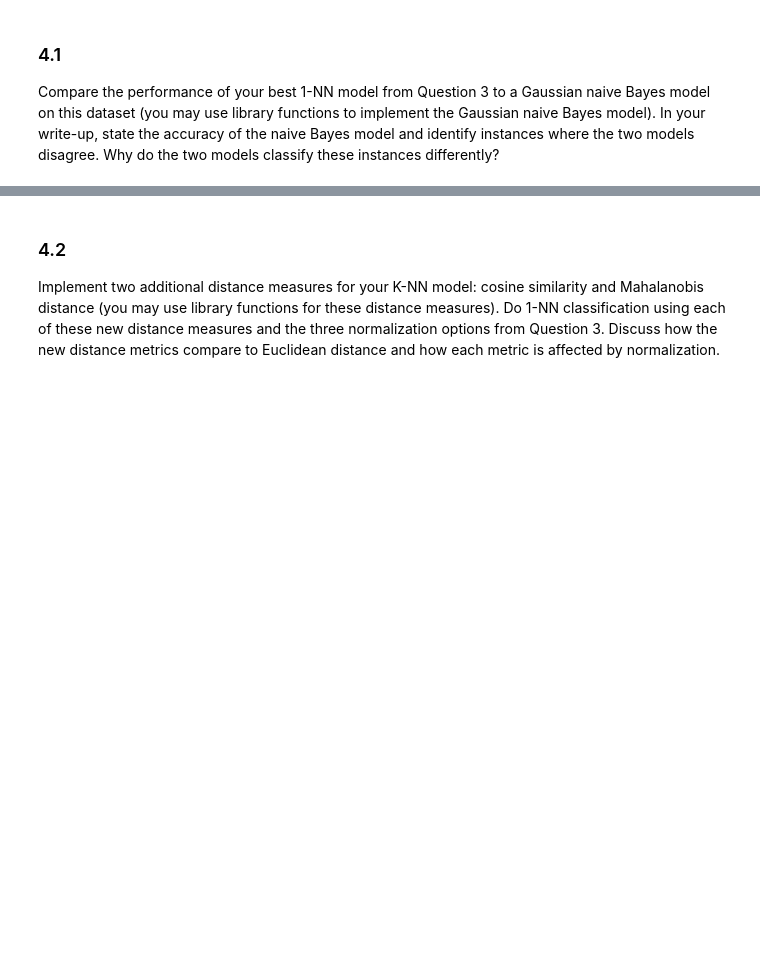
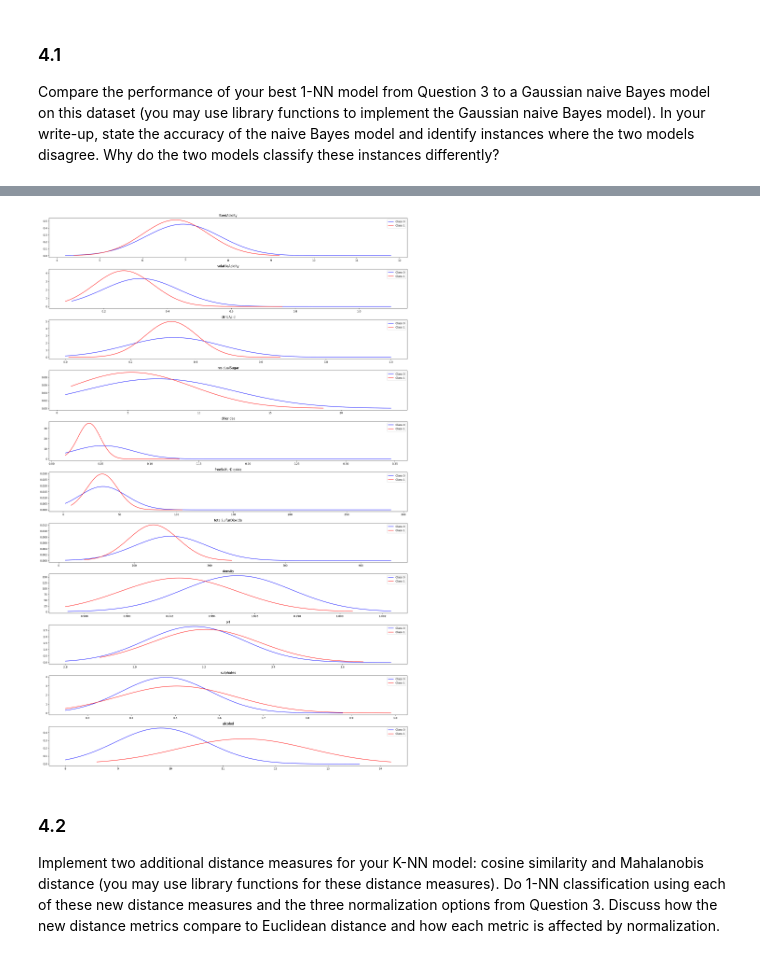
Before and after one commit to jeremlll/ML-Assignment-1, a Jupyter notebook: COMP30027_2024_asst1_template.ipynb, the cells around one changed output, grey strips where cells are left out. Drawn from its saved outputs; the diff is of its cells as text; code cells hidden in the pictures; blank space fills up the shorter version.

Commit message:
Gaussian Naiive Bayes implemented

```diff
--- a/COMP30027_2024_asst1_template.ipynb
+++ b/COMP30027_2024_asst1_template.ipynb
@@ -91,3 +78,81 @@ print(knn1.predict(test_X))
 # %% [markdown]
 ### 4.1
 Compare the performance of your best 1-NN model from Question 3 to a Gaussian naive Bayes model on this dataset (you may use library functions to implement the Gaussian naive Bayes model). In your write-up, state the accuracy of the naive Bayes model and identify instances where the two models disagree. Why do the two models classify these instances differently?
+# %%
+from sklearn.naive_bayes import GaussianNB
+from sklearn.metrics import accuracy_score
+from scipy.stats import norm
+
+
+class_priors = np.bincount(train_Y) / len(train_Y)
+class_means = np.array([train_X[train_Y == i].mean(axis=0) for i in np.unique(train_Y)])
+class_vars = np.array([train_X[train_Y == i].var(axis=0) for i in np.unique(train_Y)])
+
+def normalDistribution(x, mean, var):
+    return (1 / np.sqrt(2 * np.pi * var)) * np.exp(-(1 / (2 * var)) * ((x - mean) ** 2))
+
+
+def gaussianNaiiveBayes(train_X, train_Y, test_X):
+
+    predictions = []
+    for x in test_X:
+        posteriors = []
+        for i in range(len(class_priors)):
+            likelihoods = normalDistribution(x, class_means[i], class_vars[i])
+            log_likelihoods = np.log(likelihoods)
+            posterior = np.log(class_priors[i]) + np.sum(log_likelihoods)
+            posteriors.append(posterior)
+        predictions.append(np.argmax(posteriors))
+
+    return predictions
+
+def computeAccuracy(prediction, actual):
+    number_correct = 0
+    for i in range(len(prediction)):
+        if prediction[i] == actual[i]:
+            number_correct += 1
+    return number_correct / len(prediction)
+
+
+clf = GaussianNB()
+clf.fit(train_X, train_Y)
+
+predsk = clf.predict(test_X)
+pred = gaussianNaiiveBayes(train_X, train_Y, test_X)
+accuracy = accuracy_score(test_Y, pred)
+accurac = accuracy_score(test_Y, predsk)
+
+print(accuracy)
+print(accurac)
+
+def printPlots():
+    class_0 = train_X[train_Y == 0]
+    class_1 = train_X[train_Y == 1]
+
+    mean_0 = class_means[0]
+    mean_1 = class_means[1]
+
+    var_0 = class_vars[0]
+    var_1 = class_vars[1]
+
+    attribute_names = ["fixedAcidity","volatileAcidity","citricAcid","residualSugar","chlorides","freeSulfurDioxide","totalSulfurDioxide","density","pH","sulphates","alcohol"]
+
+    fig, axs = plt.subplots(train_X.shape[1], 1, figsize=(20, 30))
+
+    for i in range(train_X.shape[1]):
+        # Plot the Gaussian curve for class 1
+        x = np.linspace(class_0[:, i].min(), class_0[:, i].max(), 100)
+        axs[i].plot(x, norm.pdf(x, mean_0[i], np.sqrt(var_0[i])), color='blue', label='Class 0')
+
+        # Plot the Gaussian curve for class 2
+        x = np.linspace(class_1[:, i].min(), class_1[:, i].max(), 100)
+        axs[i].plot(x, norm.pdf(x, mean_1[i], np.sqrt(var_1[i])), color='red', label='Class 1')
+
+        axs[i].set_title(attribute_names[i])
+        axs[i].legend()
+
+    plt.tight_layout()
+    plt.show()
+
+printPlots()
+# %% [output]
@@ -94,3 +161,4 @@ Compare the performance of your best 1-NN model from Question 3 to a Gaussian na
+[figure, added]
 # %% [markdown]
 ### 4.2
 Implement two additional distance measures for your K-NN model: cosine similarity and Mahalanobis distance (you may use library functions for these distance measures). Do 1-NN classification using each of these new distance measures and the three normalization options from Question 3. Discuss how the new distance metrics compare to Euclidean distance and how each metric is affected by normalization.
```
Also changed, not shown: parts of 2 cells of this notebook.
